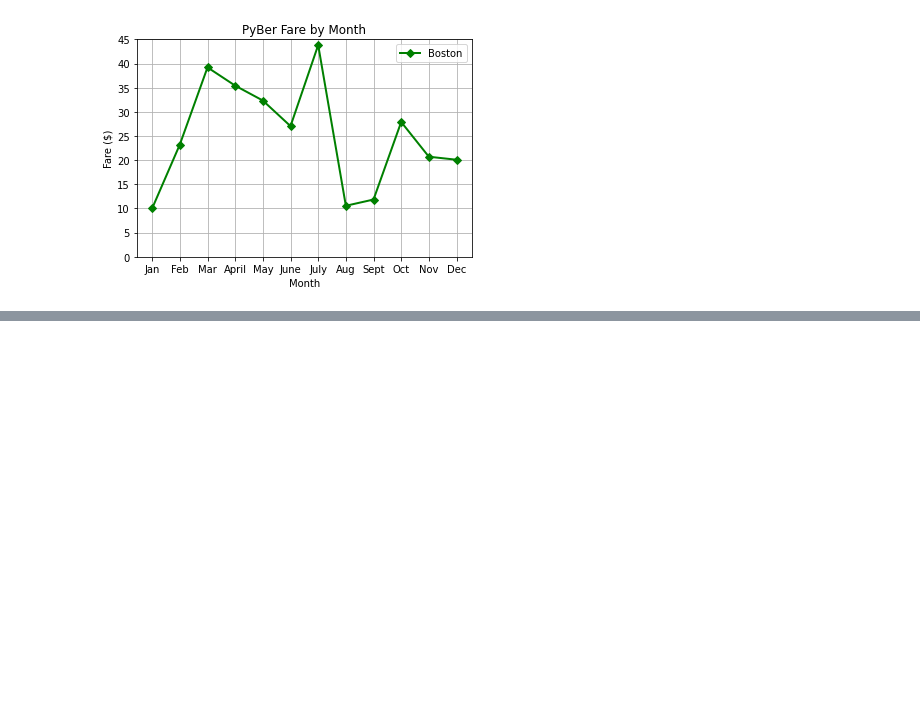
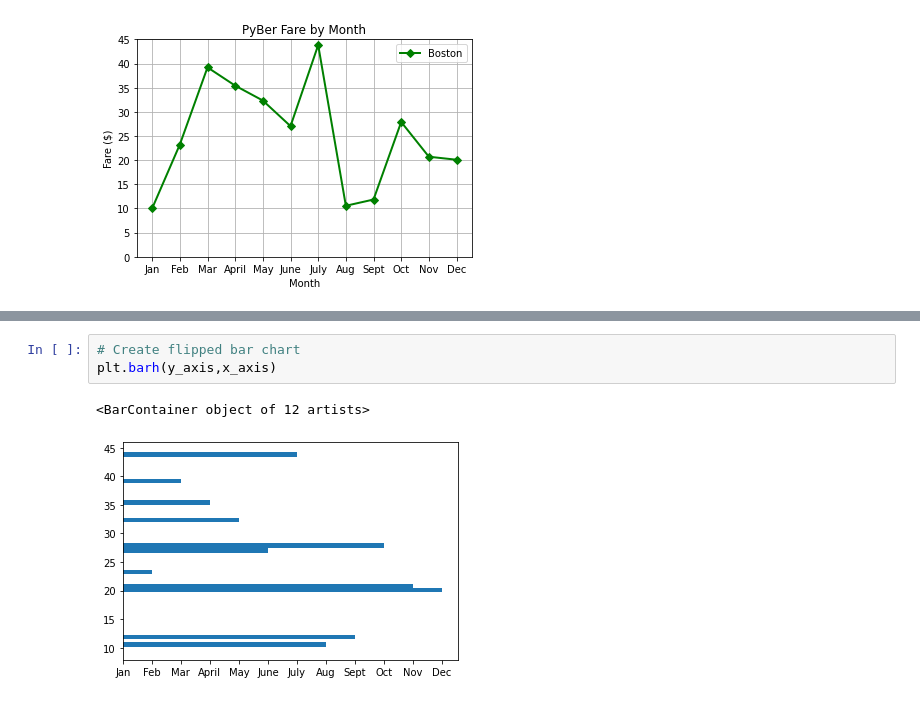
Before and after one commit to david-garza/PyBer_Analysis, a Jupyter notebook: matplotlib_practice.ipynb, the cells around one changed output, grey strips where cells are left out. Cells and saved outputs as stored; diff of their text form; blank space fills up the shorter version.

```diff
--- a/matplotlib_practice.ipynb
+++ b/matplotlib_practice.ipynb
@@ -77,0 +95,6 @@ ax.grid()
+# %%
+# Create flipped bar chart
+plt.barh(y_axis,x_axis)
+# %% [output]
+<BarContainer object of 12 artists>
+[figure, added]
```
Also changed, not shown: parts of 5 cells of this notebook.
